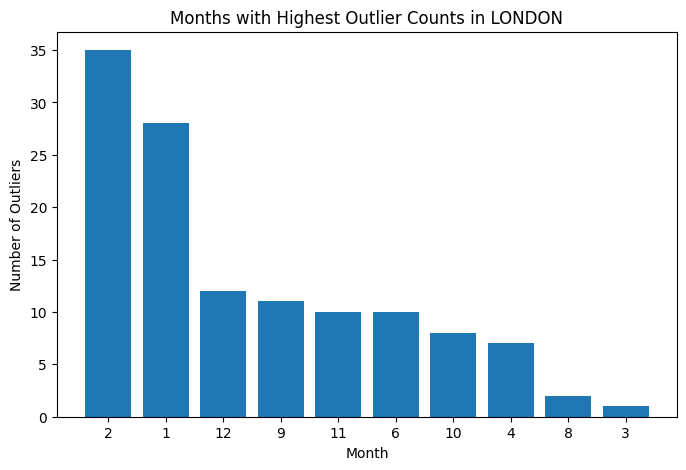
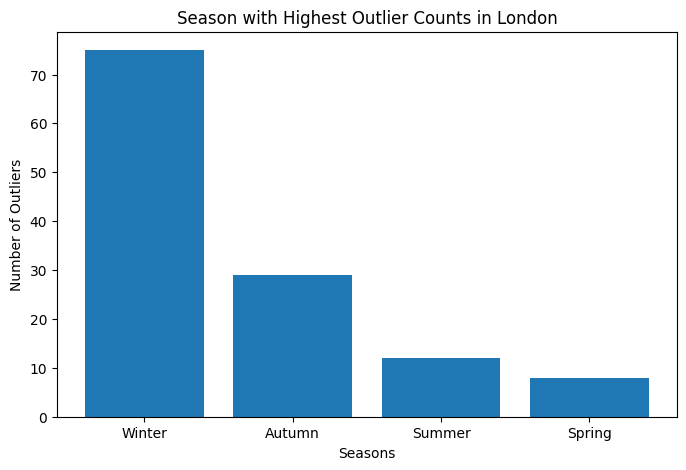
The notebook cell's code change between the first figure and the second:
--- before
+++ after
@@ -1,13 +1,10 @@
-outlier_rows["Date"] = pd.to_datetime(outlier_rows["Date"])
-
-monthly_outliers = outlier_rows["Date"].dt.month.value_counts().sort_values(ascending=False)
+season_outliers = outlier_rows["Season"].value_counts().sort_values(ascending=False)
 
 plt.figure(figsize=(8,5))
-plt.bar(monthly_outliers.index.astype(str),
-        monthly_outliers.values)
+plt.bar(season_outliers.index.astype(str), season_outliers.values)
 
-plt.xlabel("Month")
+plt.xlabel("Seasons")
 plt.ylabel("Number of Outliers")
-plt.title("Months with Highest Outlier Counts in LONDON")
+plt.title("Season with Highest Outlier Counts in London")
 
 plt.show()

Commit: Add outlier visualizations and insights for all cities